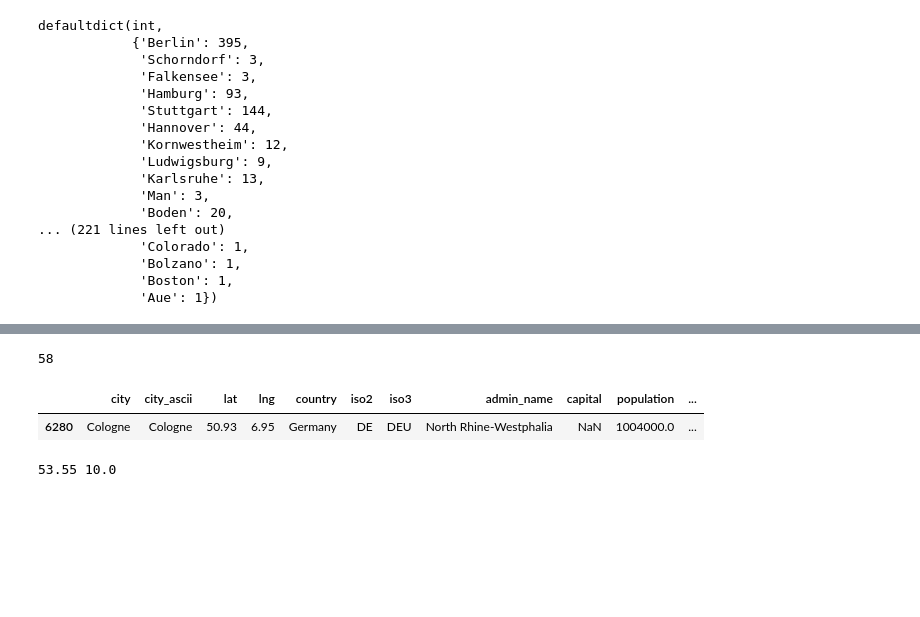
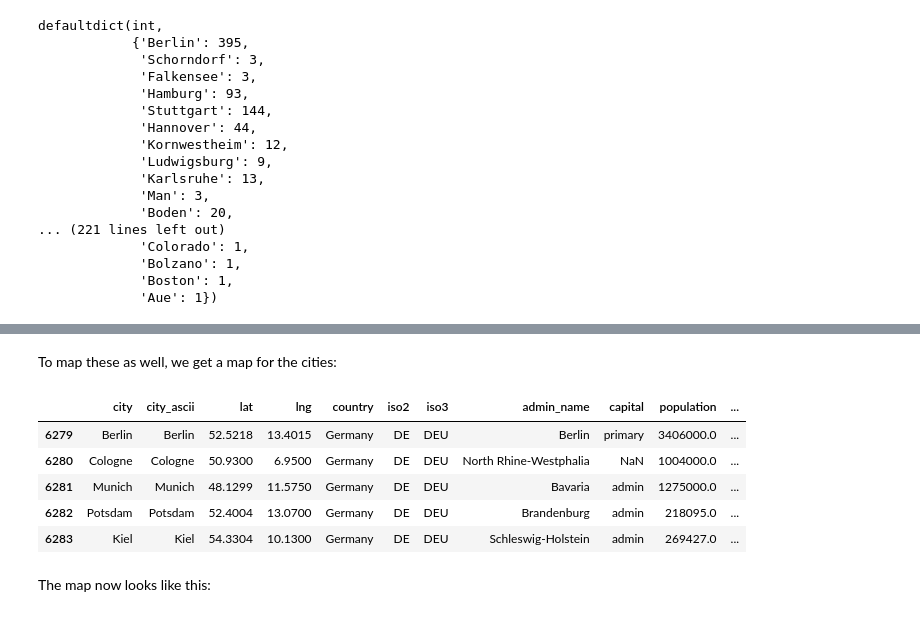
Before and after one commit to danieltsoukup/data4good---GruenStattGrau, a Jupyter notebook: notebooks/2.0_RegDan_locationdetection.ipynb, the cells around one changed output, grey strips where cells are left out. Drawn from its saved outputs; the diff is of its cells as text; code cells hidden in the pictures; blank space fills up the shorter version.

```diff
--- a/notebooks/2.0_RegDan_locationdetection.ipynb
+++ b/notebooks/2.0_RegDan_locationdetection.ipynb
@@ -573,26 +360,18 @@ sns.despine(left=True, bottom=True)
+# %% [markdown]
+To map these as well, we get a map for the cities:
 # %%
 df_cities = pd.read_csv('../assets/worldcities.csv')
 german_cities = df_cities[df_cities['country'] == 'Germany']
+german_cities.head()
+# %% [output]
+|  | city | city_ascii | lat | lng | country | iso2 | iso3 | admin_name | capital | population | ... |
+| 6279 | Berlin | Berlin | 52.5218 | 13.4015 | Germany | DE | DEU | Berlin | primary | 3406000.0 | ... |
+| 6280 | Cologne | Cologne | 50.9300 | 6.9500 | Germany | DE | DEU | North Rhine-Westphalia | NaN | 1004000.0 | ... |
+| 6281 | Munich | Munich | 48.1299 | 11.5750 | Germany | DE | DEU | Bavaria | admin | 1275000.0 | ... |
+| 6282 | Potsdam | Potsdam | 52.4004 | 13.0700 | Germany | DE | DEU | Brandenburg | admin | 218095.0 | ... |
+| 6283 | Kiel | Kiel | 54.3304 | 10.1300 | Germany | DE | DEU | Schleswig-Holstein | admin | 269427.0 | ... |
-# %%
-len(german_cities)
-# %% [output]
-58
-# %%
-german_cities[german_cities['city'] == 'Cologne']
-# %% [output]
-|  | city | city_ascii | lat | lng | country | iso2 | iso3 | admin_name | capital | population | ... |
-| 6280 | Cologne | Cologne | 50.93 | 6.95 | Germany | DE | DEU | North Rhine-Westphalia | NaN | 1004000.0 | ... |
-# %%
-german_cities.head(100)
-
-
-lat = float(german_cities[german_cities['city'] == 'Hamburg']['lat'])
-lon = float(german_cities[german_cities['city'] == 'Hamburg']['lng'])
-# lat = german_cities.loc[mask, ['lat']]
-# lon = german_cities.loc[mask, ['lng']]
-print(lat, lon)
-# %% [output]
-53.55 10.0
+# %% [markdown]
+The map now looks like this:
 # %%
 city_list = list()
 not_found = list()
```
Also changed, not shown: parts of 98 cells of this notebook.
